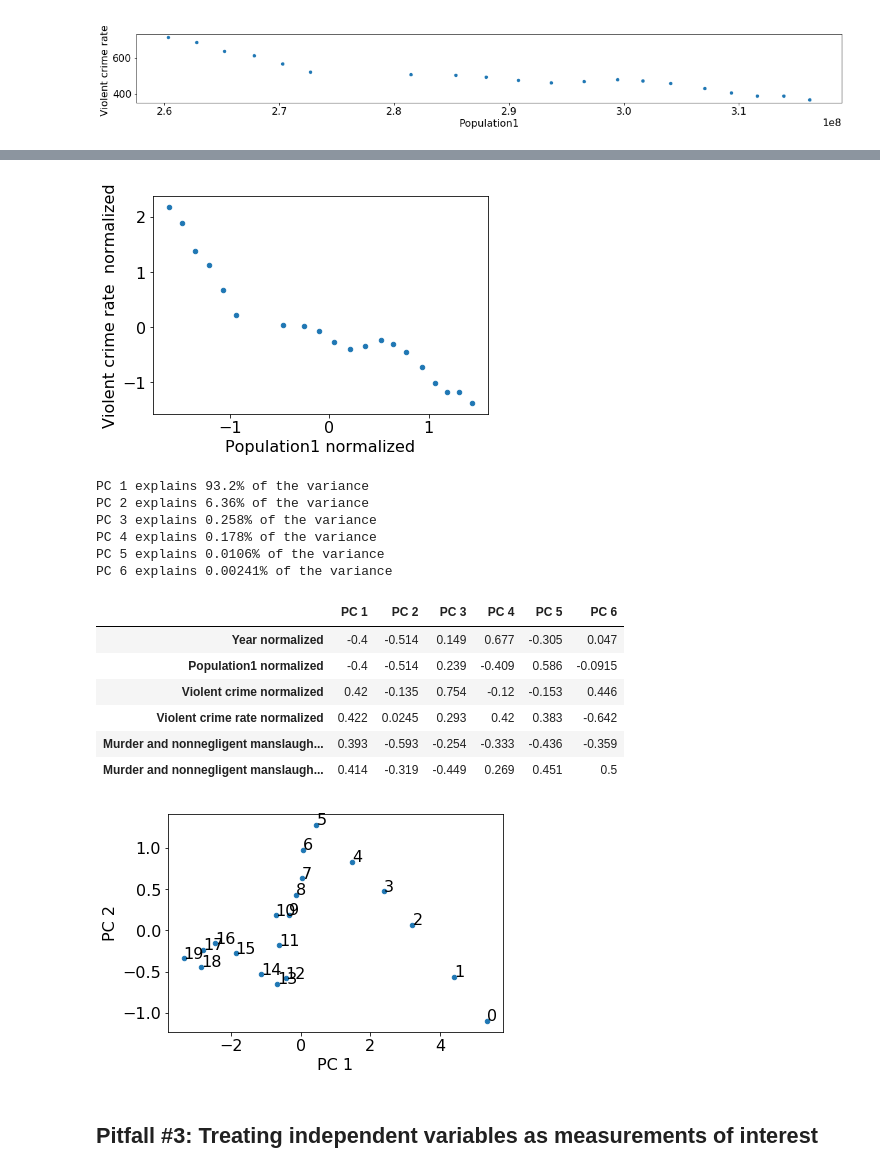
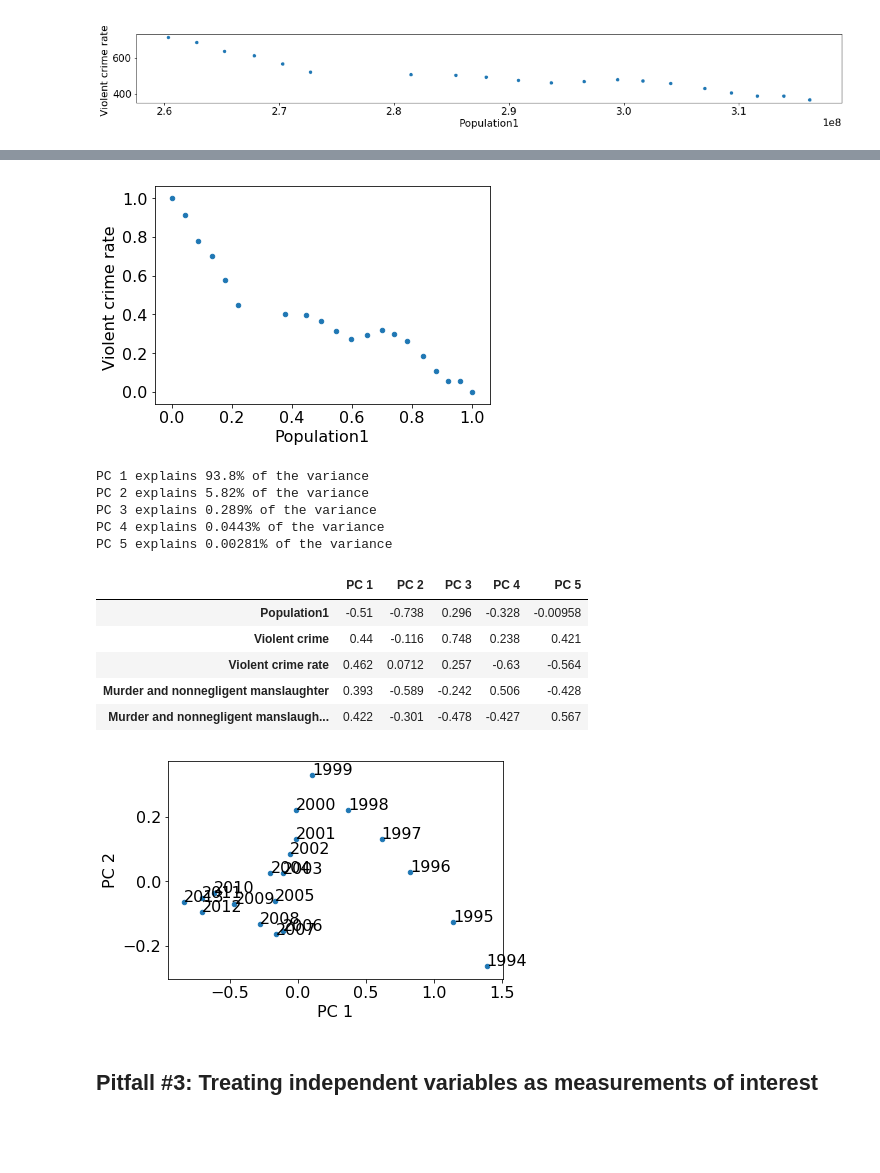
Before and after one commit to rgerkin/dacn-lectures, a Jupyter notebook: dimensionality-reduction-pitfalls.ipynb, the cells around one changed output, grey strips where cells are left out. Cells and saved outputs as stored; diff of their text form; code cells hidden in the pictures; blank space fills up the shorter version.

Commit message:
Updated dr pitfals; added image processing

```diff
--- a/dimensionality-reduction-pitfalls.ipynb
+++ b/dimensionality-reduction-pitfalls.ipynb
@@ -118,6 +119,7 @@ df = pd.read_csv('data/crimedata.csv',delimiter='\t',thousands=',')
 df = df.rename(columns=lambda x:x.replace('\n',' ').replace('  ',' '))
 df = df.replace(20013,2001)
 df = df.replace(20124,2012)
+df = df.set_index('Year')
 # %%
 df.head()
 # %% [output]
@@ -172,0 +166,9 @@ dtype: float64
+# %%
+df_norm = (df - df.min())/(df.max() - df.min())
+
+# OR
+
+df_norm = df.copy()
+df_norm[:] = MinMaxScaler().fit_transform(df.astype(float))
+
+df_norm.head()
@@ -173,31 +183,29 @@ dtype: float64
 # %%
-df_norm.plot.scatter('Population1 normalized','Violent crime rate  normalized');
+df_norm.plot.scatter(x='Population1',y='Violent crime rate ');
 # %% [output]
-[figure, old version]
+[figure, new version]
 # %%
 pca.fit(df_norm.values)
 variance_explained(df_norm,pca)
 # %% [output]
-PC 1 explains 93.2% of the variance
-PC 2 explains 6.36% of the variance
-PC 3 explains 0.258% of the variance
-PC 4 explains 0.178% of the variance
-PC 5 explains 0.0106% of the variance
-PC 6 explains 0.00241% of the variance
+PC 1 explains 93.8% of the variance
+PC 2 explains 5.82% of the variance
+PC 3 explains 0.289% of the variance
+PC 4 explains 0.0443% of the variance
+PC 5 explains 0.00281% of the variance
 # %%
 pc_report(pca,df_norm)
 # %% [output]
-|  | PC 1 | PC 2 | PC 3 | PC 4 | PC 5 | PC 6 |
-| Year normalized | -0.4 | -0.514 | 0.149 | 0.677 | -0.305 | 0.047 |
-| Population1 normalized | -0.4 | -0.514 | 0.239 | -0.409 | 0.586 | -0.0915 |
-| Violent crime normalized | 0.42 | -0.135 | 0.754 | -0.12 | -0.153 | 0.446 |
-| Violent crime rate normalized | 0.422 | 0.0245 | 0.293 | 0.42 | 0.383 | -0.642 |
-| Murder and nonnegligent manslaugh... | 0.393 | -0.593 | -0.254 | -0.333 | -0.436 | -0.359 |
-| Murder and nonnegligent manslaugh... | 0.414 | -0.319 | -0.449 | 0.269 | 0.451 | 0.5 |
+|  | PC 1 | PC 2 | PC 3 | PC 4 | PC 5 |
+| Population1 | -0.51 | -0.738 | 0.296 | -0.328 | -0.00958 |
+| Violent crime | 0.44 | -0.116 | 0.748 | 0.238 | 0.421 |
+| Violent crime rate | 0.462 | 0.0712 | 0.257 | -0.63 | -0.564 |
+| Murder and nonnegligent manslaughter | 0.393 | -0.589 | -0.242 | 0.506 | -0.428 |
+| Murder and nonnegligent manslaugh... | 0.422 | -0.301 | -0.478 | -0.427 | 0.567 |
 # %%
-plot_transformed_data(pca,df_norm)
+plot_transformed_data(pca, df_norm)
 # %% [output]
-[figure, old version]
+[figure, new version]
 # %% [markdown]
 ## Pitfall #3: Treating independent variables as measurements of interest
 # %%
```
Also changed, not shown: parts of 27 cells of this notebook, 1 other file.
